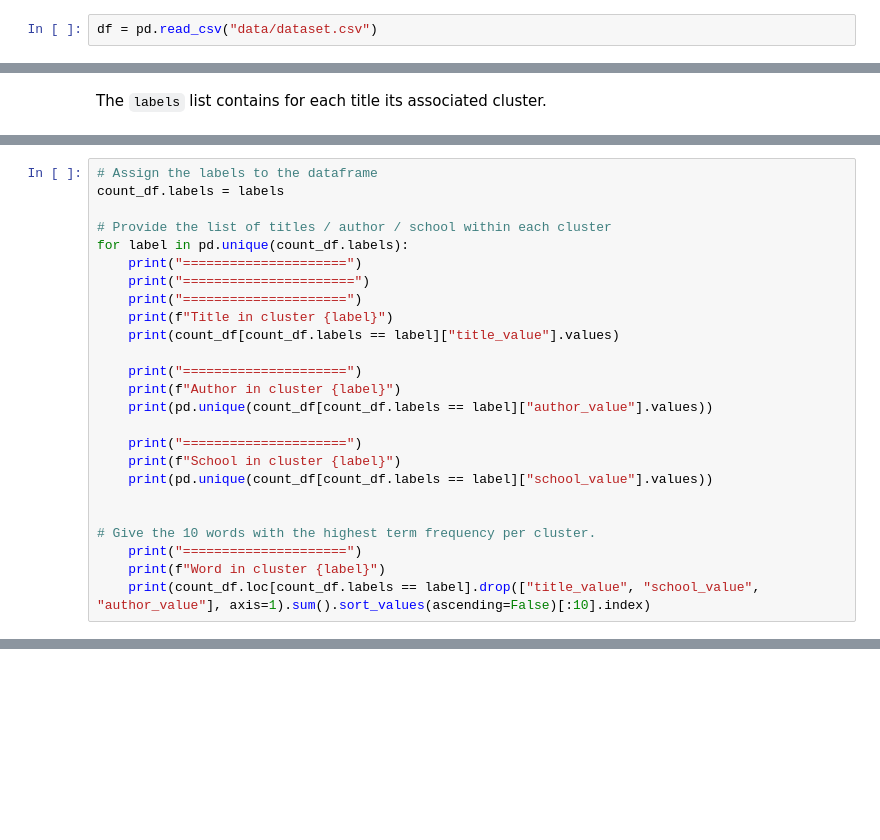
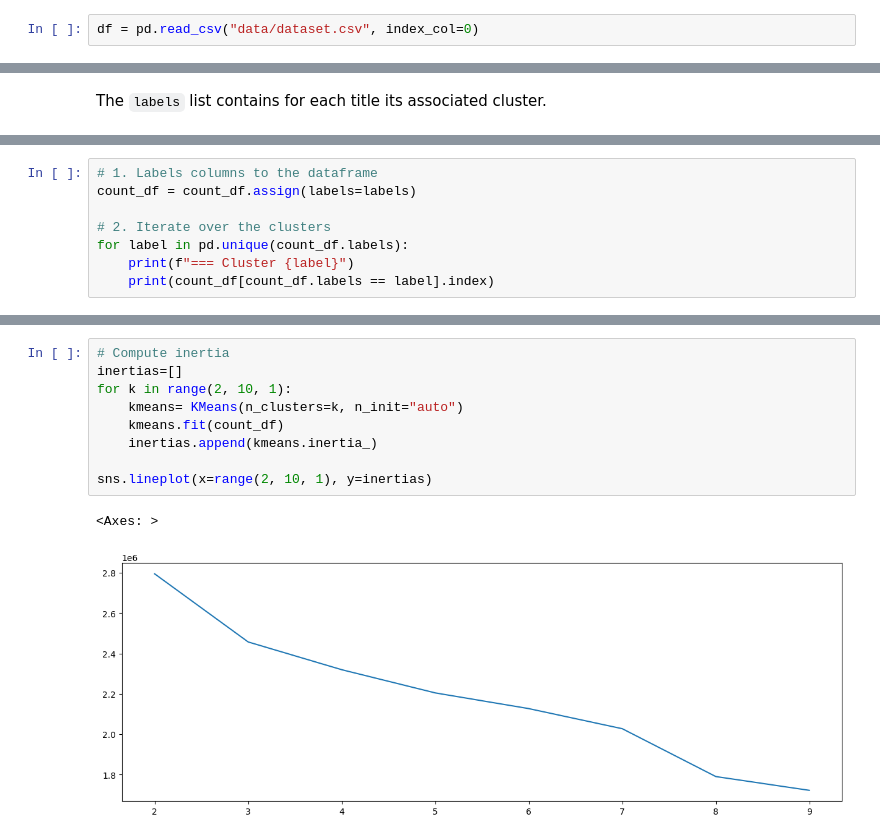
Before and after one commit to py4SHS/nlp, a Jupyter notebook: lab/lab_answers.ipynb, the cells around one changed output, grey strips where cells are left out. Cells and saved outputs as stored; diff of their text form; blank space fills up the shorter version.

```diff
--- a/lab/lab_answers.ipynb
+++ b/lab/lab_answers.ipynb
@@ -28,5 +31,5 @@ plt.rcParams['figure.figsize'] = [15, 5]
 # %%
-df = pd.read_csv("data/dataset.csv")
+df = pd.read_csv("data/dataset.csv", index_col=0)
 # %% [markdown]
 **Exercice**:
 1. Load the dataset located in "data/dataset.csv"
@@ -212,25 +234,0 @@ The `labels` list contains for each title its associated cluster.
-# %%
-# Assign the labels to the dataframe
-count_df.labels = labels
-
-# Provide the list of titles / author / school within each cluster
-for label in pd.unique(count_df.labels):
-    print("=====================")
-    print("======================")
-    print("=====================")
-    print(f"Title in cluster {label}")
-    print(count_df[count_df.labels == label]["title_value"].values)
-
-    print("=====================")
-    print(f"Author in cluster {label}")
-    print(pd.unique(count_df[count_df.labels == label]["author_value"].values))
-
-    print("=====================")
-    print(f"School in cluster {label}")
-    print(pd.unique(count_df[count_df.labels == label]["school_value"].values))
-
-
-# Give the 10 words with the highest term frequency per cluster.
-    print("=====================")
-    print(f"Word in cluster {label}")
-    print(count_df.loc[count_df.labels == label].drop(["title_value", "school_value", "author_value"], axis=1).sum().sort_values(ascending=False)[:10].index)
@@ -277,0 +235,8 @@ reduced_pca = pca.fit_transform(count_df_)
+# %%
+# 1. Labels columns to the dataframe
+count_df = count_df.assign(labels=labels)
+
+# 2. Iterate over the clusters
+for label in pd.unique(count_df.labels):
+    print(f"=== Cluster {label}")
+    print(count_df[count_df.labels == label].index)
@@ -277,0 +285,12 @@ reduced_pca = pca.fit_transform(count_df_)
+# %%
+# Compute inertia
+inertias=[]
+for k in range(2, 10, 1):
+    kmeans= KMeans(n_clusters=k, n_init="auto")
+    kmeans.fit(count_df)
+    inertias.append(kmeans.inertia_)
+
+sns.lineplot(x=range(2, 10, 1), y=inertias)
+# %% [output]
+<Axes: >
+[figure, added]
```
Also changed, not shown: parts of 36 cells of this notebook, 4 other files.
